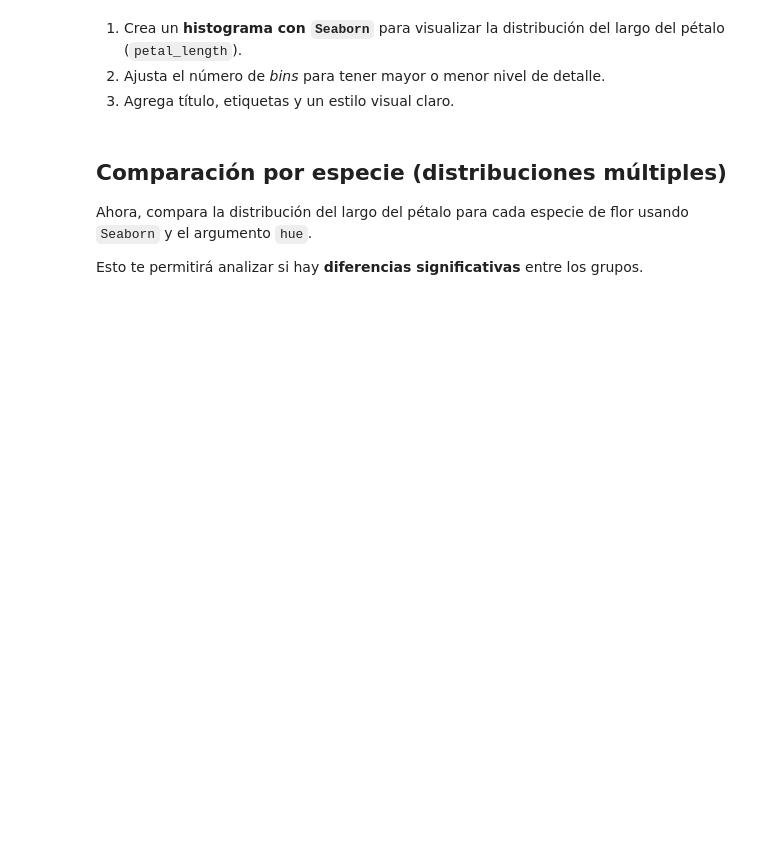
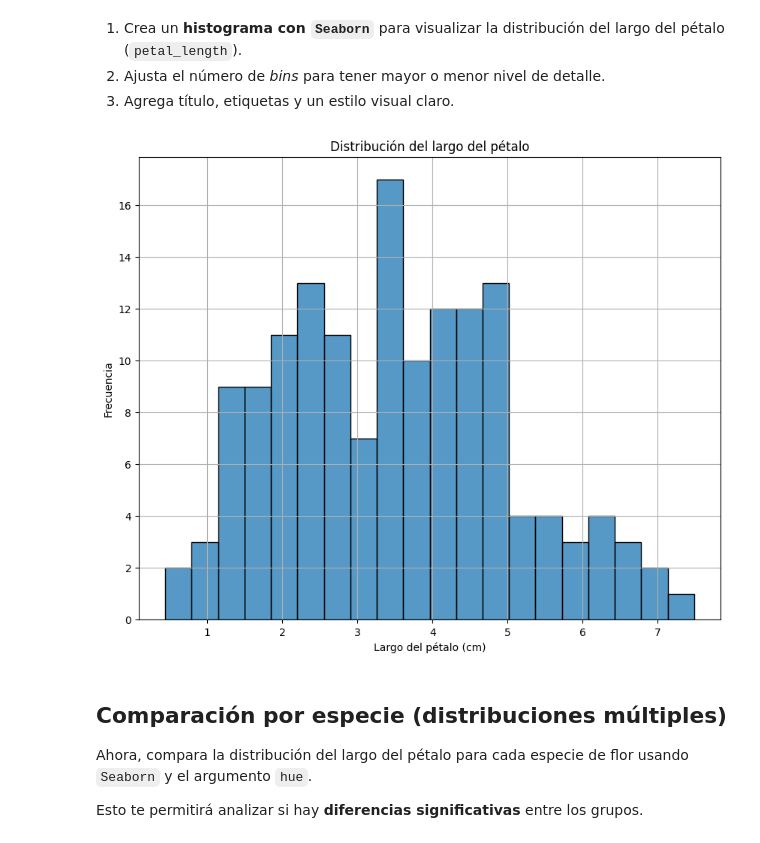
Before and after one commit to 4GeeksAcademy/AdriAREvisualization-exercises-with-matplot-and-seaborn, a Jupyter notebook: notebook/problems.es.ipynb, the cells around one changed output. Cells and saved outputs as stored; diff of their text form; code cells hidden in the pictures; blank space fills up the shorter version.

```diff
--- a/notebook/problems.es.ipynb
+++ b/notebook/problems.es.ipynb
@@ -194,3 +200,13 @@ df_iris.head() # Mostrar DataFrame
+# %%
+plt.figure(figsize=(10, 8))
+sns.histplot(data=df_iris, x='petal_length', bins=20, kde=False)
+plt.title("Distribución del largo del pétalo")
+plt.xlabel("Largo del pétalo (cm)")
+plt.ylabel("Frecuencia")
+plt.grid(True)
+plt.show()
+# %% [output]
+[figure, added]
 # %% [markdown]
 ## Comparación por especie (distribuciones múltiples)
 
```
Also changed, not shown: parts of 9 cells of this notebook.
